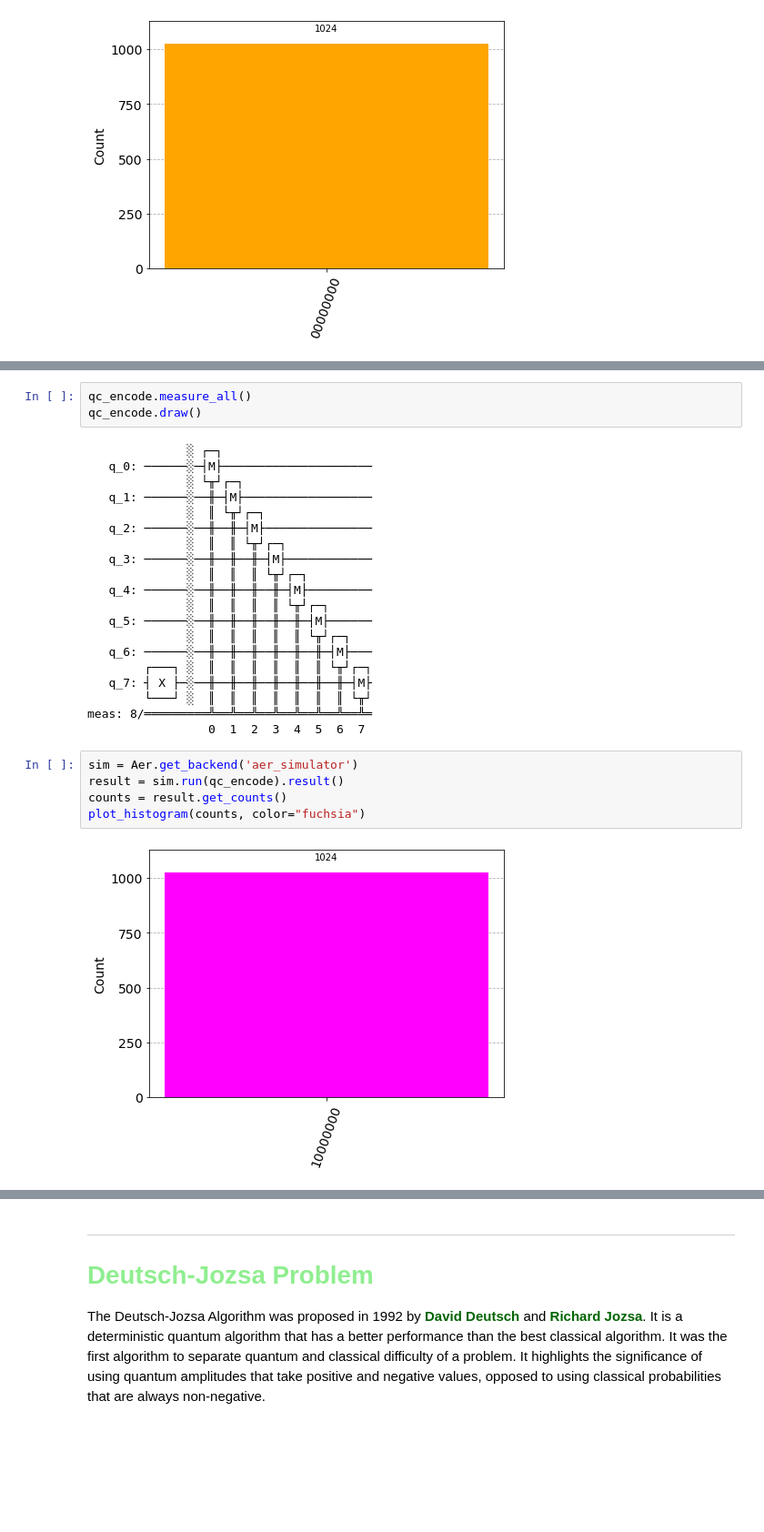
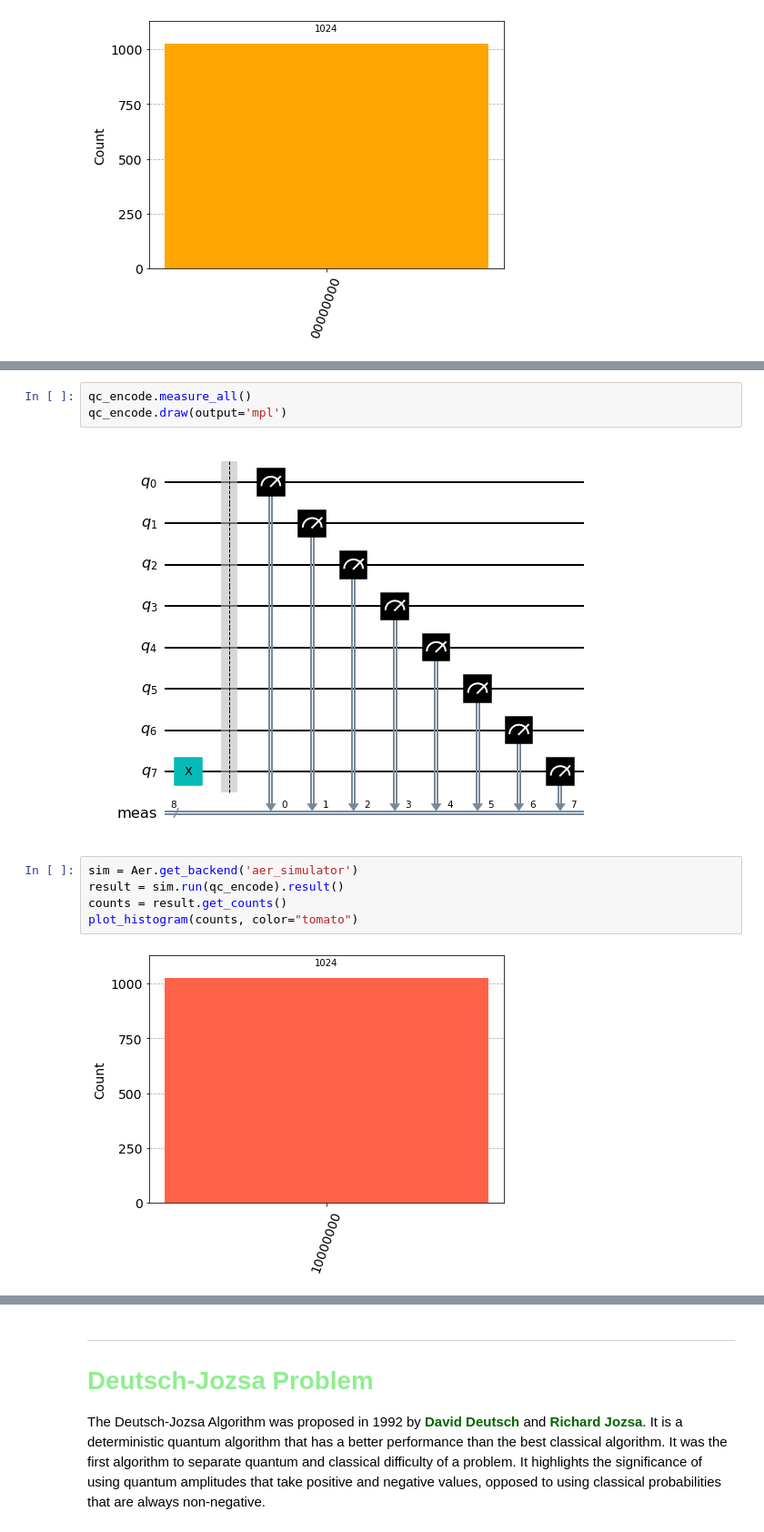
Before and after one commit to alexandrac77/emerging-technologies, a Jupyter notebook: content/Class Notebooks/Quantum Computing.ipynb, the cells around one changed output, grey strips where cells are left out. Shown at 91% size. Cells and saved outputs as stored; diff of their text form; blank space fills up the shorter version.

```diff
--- a/content/Class Notebooks/Quantum Computing.ipynb
+++ b/content/Class Notebooks/Quantum Computing.ipynb
@@ -539,31 +549,13 @@ q_7: ┤ X ├
 # %%
 qc_encode.measure_all()
-qc_encode.draw()
+qc_encode.draw(output='mpl')
 # %% [output]
-              ░ ┌─┐
-   q_0: ──────░─┤M├─────────────────────
-              ░ └╥┘┌─┐
-   q_1: ──────░──╫─┤M├──────────────────
-              ░  ║ └╥┘┌─┐
-   q_2: ──────░──╫──╫─┤M├───────────────
-              ░  ║  ║ └╥┘┌─┐
-   q_3: ──────░──╫──╫──╫─┤M├────────────
-              ░  ║  ║  ║ └╥┘┌─┐
-   q_4: ──────░──╫──╫──╫──╫─┤M├─────────
-              ░  ║  ║  ║  ║ └╥┘┌─┐
-   q_5: ──────░──╫──╫──╫──╫──╫─┤M├──────
-              ░  ║  ║  ║  ║  ║ └╥┘┌─┐
-   q_6: ──────░──╫──╫──╫──╫──╫──╫─┤M├───
-        ┌───┐ ░  ║  ║  ║  ║  ║  ║ └╥┘┌─┐
-   q_7: ┤ X ├─░──╫──╫──╫──╫──╫──╫──╫─┤M├
-        └───┘ ░  ║  ║  ║  ║  ║  ║  ║ └╥┘
-meas: 8/═════════╩══╩══╩══╩══╩══╩══╩══╩═
-                 0  1  2  3  4  5  6  7
+[figure, added]
 # %%
 sim = Aer.get_backend('aer_simulator')
 result = sim.run(qc_encode).result()
 counts = result.get_counts()
-plot_histogram(counts, color="fuchsia")
+plot_histogram(counts, color="tomato")
 # %% [output]
-[figure, old version]
+[figure, new version]
 # %% [markdown]
```
Also changed, not shown: parts of 66 cells of this notebook, 1 other file.
